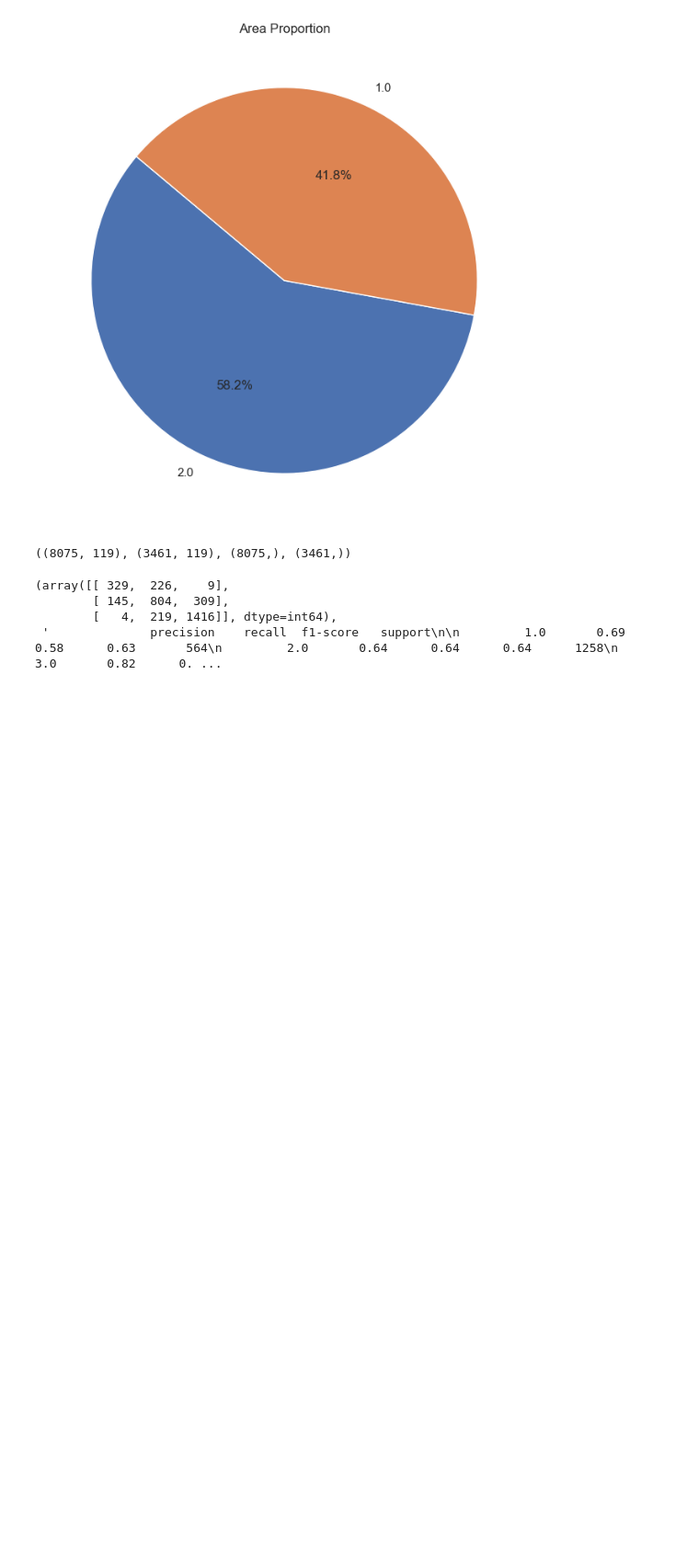
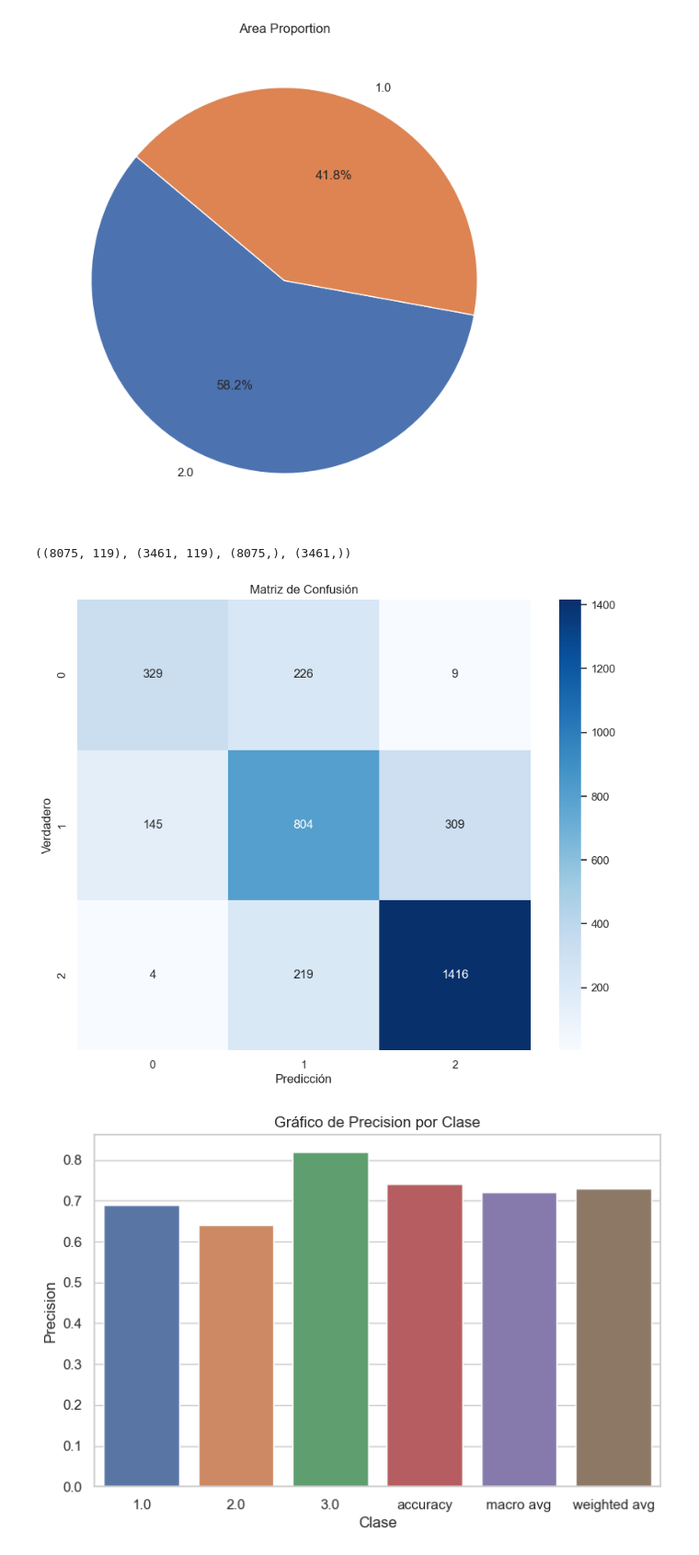
Before and after one commit to EstebanAG1005/Lab10-DS, a Jupyter notebook: lab10.ipynb, the cells around one changed output. Shown at 92% size. Cells and saved outputs as stored; diff of their text form; code cells hidden in the pictures; blank space fills up the shorter version.

```diff
--- a/lab10.ipynb
+++ b/lab10.ipynb
@@ -357,24 +357,37 @@ X_test_scaled = scaler.transform(X_test)
 X_train_scaled.shape, X_test_scaled.shape, y_train.shape, y_test.shape
 # %% [output]
 ((8075, 119), (3461, 119), (8075,), (3461,))
-# %%
-from sklearn.linear_model import LogisticRegression
-from sklearn.metrics import classification_report, confusion_matrix
-
-# Entrenar el modelo de Regresión Logística
-log_reg = LogisticRegression(max_iter=1000)
-log_reg.fit(X_train_scaled, y_train)
-
-# Predecir en el conjunto de prueba
-y_pred = log_reg.predict(X_test_scaled)
-
-# Evaluación del modelo
-conf_matrix = confusion_matrix(y_test, y_pred)
-class_report = classification_report(y_test, y_pred)
-
-conf_matrix, class_report
-# %% [output]
-(array([[ 329,  226,    9],
-        [ 145,  804,  309],
-        [   4,  219, 1416]], dtype=int64),
- '              precision    recall  f1-score   support\n\n         1.0       0.69      0.58      0.63       564\n         2.0       0.64      0.64      0.64      1258\n         3.0       0.82      0. ...
+# %%
+import matplotlib.pyplot as plt
+import seaborn as sns
+from sklearn.metrics import classification_report, confusion_matrix
+import numpy as np
+
+# Suponiendo que 'y_test' y 'y_pred' son tus datos de prueba y predicciones
+
+# Matriz de Confusión
+conf_matrix = confusion_matrix(y_test, y_pred)
+plt.figure(figsize=(10, 8))
+sns.heatmap(conf_matrix, annot=True, fmt="d", cmap="Blues")
+plt.title("Matriz de Confusión")
+plt.ylabel("Verdadero")
+plt.xlabel("Predicción")
+plt.show()
+
+# Informe de Clasificación
+report = classification_report(y_test, y_pred, output_dict=True)
+report_df = pd.DataFrame(report).transpose()
+report_df = report_df.round(2)
+
+# Crear un gráfico de barras para cada métrica
+metrics = ['precision', 'recall', 'f1-score']
+for metric in metrics:
+    plt.figure(figsize=(8, 5))
+    sns.barplot(x=report_df.index, y=report_df[metric])
+    plt.title(f'Gráfico de {metric.title()} por Clase')
+    plt.ylabel(metric.title())
+    plt.xlabel('Clase')
+    plt.show()
+# %% [output]
+[figure, added]
+[figure, added]
```
Also changed, not shown: parts of 1 cell of this notebook.
